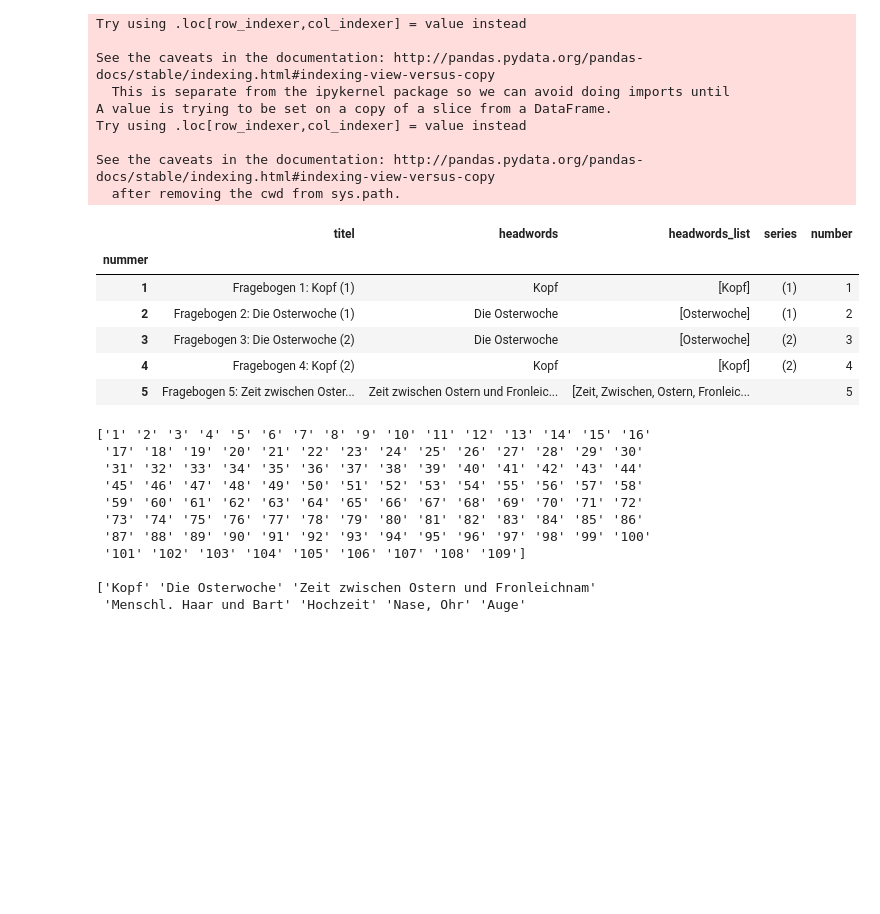
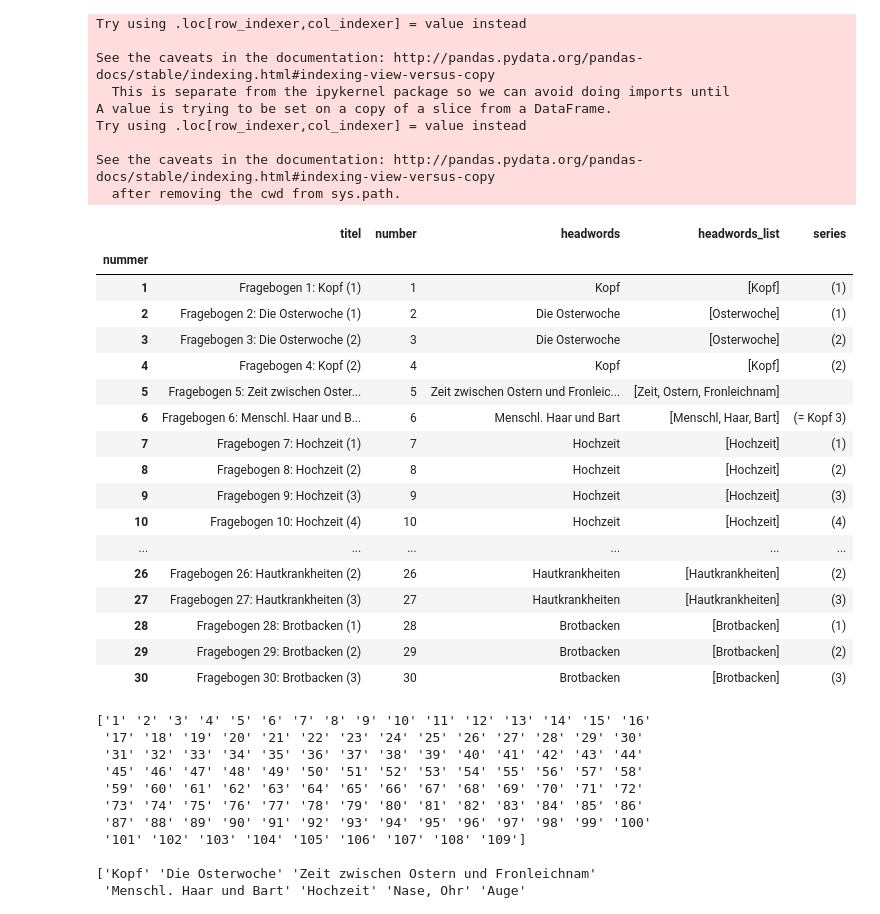
Before and after one commit to acdh-oeaw/exploreAT-Concepts, a Jupyter notebook: concepts.ipynb, the cells around one changed output. Cells and saved outputs as stored; diff of their text form; code cells hidden in the pictures; blank space fills up the shorter version.

```diff
--- a/concepts.ipynb
+++ b/concepts.ipynb
@@ -80,10 +157,10 @@ fb_original = fragebogen[fragebogen.titel.str.startswith('Fragebogen')]
 # %% [markdown]
 #### Extracting information from the fragebogen titel
 # %%
-regex = r'([Fragebon]+)\s{1}([0-9]+)[:]{1}([,A-ZÄÖÜa-zäöüß0-9.\s]+)[,\s]*([=\-\(\)\sA-ZÄÖÜa-zäöüß0-9]*)'
+regex1 = r'([Fragebon]+)\s{1}([0-9]+)[:]{1}([,A-ZÄÖÜa-zäöüß0-9.\s]+)[,\s]*([=\-\(\)\sA-ZÄÖÜa-zäöüß0-9]*)'
 
-fb_original.titel.str.extract(regex).head()
-#fb_original.titel.str.extract(regex).tail()
+fb_original.titel.str.extract(regex1).head()
+#fb_original.titel.str.extract(regex1).tail()
 # %% [output]
 |  | 0 | 1 | 2 | 3 |
 | nummer |  |  |  |  |
@@ -97,14 +172,20 @@ my_stopwords = ['die', 'und', 'der', 'ihr', 'ihre', "i", "ii"]
+# %%
+my_stopwords = set(["i", "ii"])
+german_stopwords = set(stopwords.words('german')).union(my_stopwords)
 # %%
-def clean_list(input_list):
-    output_list = [elem.strip(string.punctuation).title() for elem in input_list]
-    output_list = [elem for elem in output_list if (elem.lower() not in my_stopwords)]
-    output_list = [elem for elem in output_list if not elem.isnumeric()]
-    return output_list
+#https://stackoverflow.com/questions/35231285/python-how-to-split-a-string-by-non-alpha-characters
+
+def tokenize_and_clean(input):
+    output = re.findall(r'\w+',input)
+    output = [elem.strip(string.punctuation).title() for elem in output]
+    output = [elem for elem in output if (elem.lower() not in german_stopwords)]
+    output = [elem for elem in output if not elem.isnumeric()]
+    return output
 # %%
-fb_original['number'] = fb_original.titel.str.extract(regex)[1].str.strip()
-fb_original['headwords'] = fb_original.titel.str.extract(regex)[2].str.strip()
-fb_original['headwords_list'] = fb_original.headwords.str.split().apply(clean_list)
-fb_original['series'] = fb_original.titel.str.extract(regex)[3].str.strip()
+fb_original['number'] = fb_original.titel.str.extract(regex1)[1].str.strip()
+fb_original['headwords'] = fb_original.titel.str.extract(regex1)[2].str.strip()
+fb_original['headwords_list'] = fb_original.headwords.apply(tokenize_and_clean)
+fb_original['series'] = fb_original.titel.str.extract(regex1)[3].str.strip()
 # %% [output]
 A value is trying to be set on a copy of a slice from a DataFrame.
 Try using .loc[row_indexer,col_indexer] = value instead
@@ -127,15 +208,26 @@ Try using .loc[row_indexer,col_indexer] = value instead
 See the caveats in the documentation: http://pandas.pydata.org/pandas-docs/stable/indexing.html#indexing-view-versus-copy
   after removing the cwd from sys.path.
 # %%
-fb_original.head()
+fb_original.head(30)
 # %% [output]
-|  | titel | headwords | headwords_list | series | number |
+|  | titel | number | headwords | headwords_list | series |
 | nummer |  |  |  |  |  |
-| 1 | Fragebogen 1: Kopf (1) | Kopf | [Kopf] | (1) | 1 |
-| 2 | Fragebogen 2: Die Osterwoche (1) | Die Osterwoche | [Osterwoche] | (1) | 2 |
-| 3 | Fragebogen 3: Die Osterwoche (2) | Die Osterwoche | [Osterwoche] | (2) | 3 |
-| 4 | Fragebogen 4: Kopf (2) | Kopf | [Kopf] | (2) | 4 |
-| 5 | Fragebogen 5: Zeit zwischen Oster... | Zeit zwischen Ostern und Fronleic... | [Zeit, Zwischen, Ostern, Fronleic... |  | 5 |
+| 1 | Fragebogen 1: Kopf (1) | 1 | Kopf | [Kopf] | (1) |
+| 2 | Fragebogen 2: Die Osterwoche (1) | 2 | Die Osterwoche | [Osterwoche] | (1) |
+| 3 | Fragebogen 3: Die Osterwoche (2) | 3 | Die Osterwoche | [Osterwoche] | (2) |
+| 4 | Fragebogen 4: Kopf (2) | 4 | Kopf | [Kopf] | (2) |
+| 5 | Fragebogen 5: Zeit zwischen Oster... | 5 | Zeit zwischen Ostern und Fronleic... | [Zeit, Ostern, Fronleichnam] |  |
+| 6 | Fragebogen 6: Menschl. Haar und B... | 6 | Menschl. Haar und Bart | [Menschl, Haar, Bart] | (= Kopf 3) |
+| 7 | Fragebogen 7: Hochzeit (1) | 7 | Hochzeit | [Hochzeit] | (1) |
+| 8 | Fragebogen 8: Hochzeit (2) | 8 | Hochzeit | [Hochzeit] | (2) |
+| 9 | Fragebogen 9: Hochzeit (3) | 9 | Hochzeit | [Hochzeit] | (3) |
+| 10 | Fragebogen 10: Hochzeit (4) | 10 | Hochzeit | [Hochzeit] | (4) |
+| ... | ... | ... | ... | ... | ... |
+| 26 | Fragebogen 26: Hautkrankheiten (2) | 26 | Hautkrankheiten | [Hautkrankheiten] | (2) |
+| 27 | Fragebogen 27: Hautkrankheiten (3) | 27 | Hautkrankheiten | [Hautkrankheiten] | (3) |
+| 28 | Fragebogen 28: Brotbacken (1) | 28 | Brotbacken | [Brotbacken] | (1) |
+| 29 | Fragebogen 29: Brotbacken (2) | 29 | Brotbacken | [Brotbacken] | (2) |
+| 30 | Fragebogen 30: Brotbacken (3) | 30 | Brotbacken | [Brotbacken] | (3) |
 # %%
 #print(fb_original.index)
 print(fb_original.number.unique())
```
Also changed, not shown: parts of 14 cells of this notebook, 6 other files.
